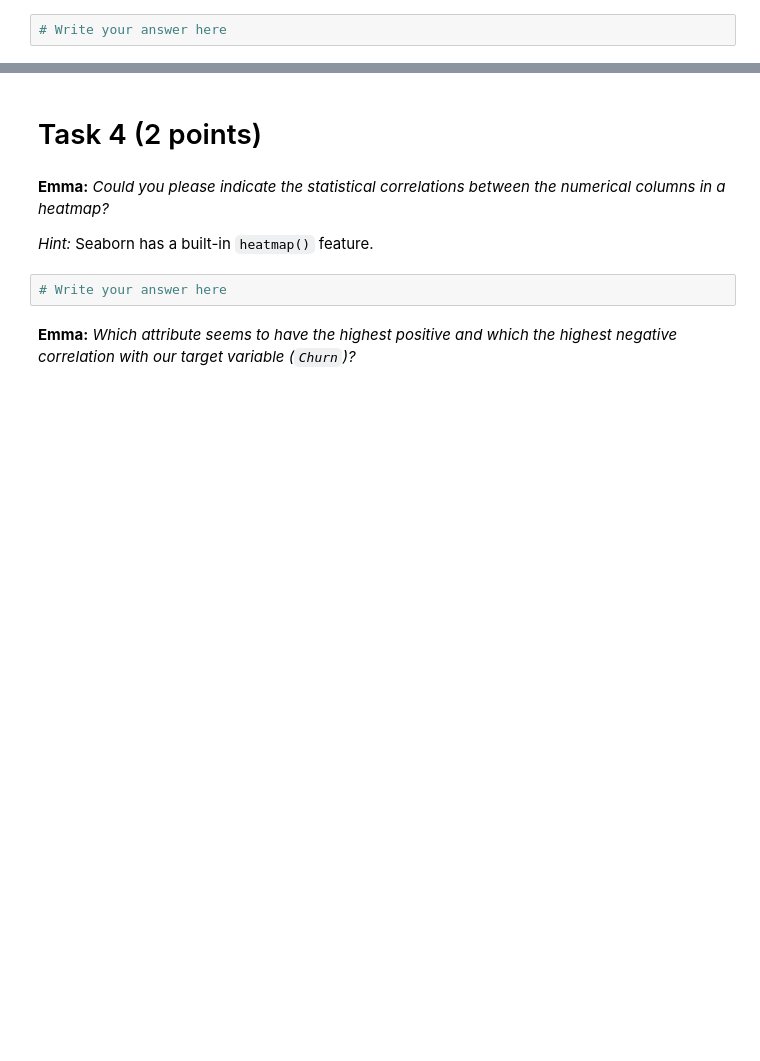
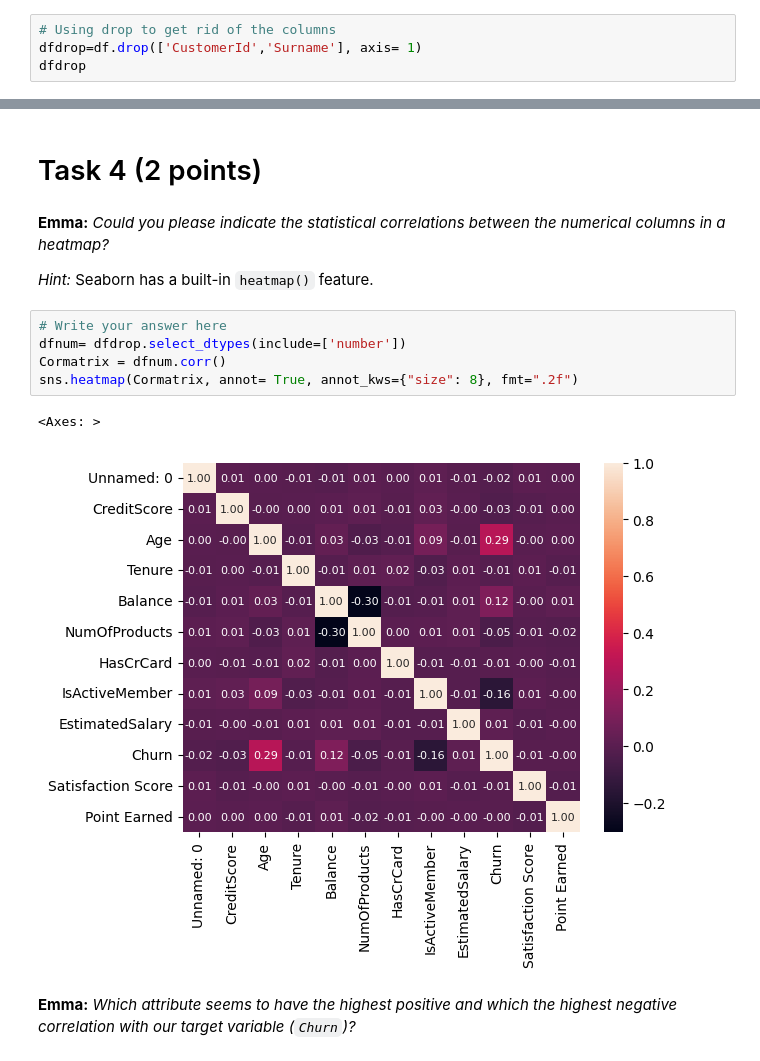
Before and after one commit to ravn12x/CBS-PROG, a Jupyter notebook: Programming/CBS-PROG/Mandatory assignement 3/DTDDB (2024) Mandatory Assignment 3.ipynb, the cells around one changed output, grey strips where cells are left out. Cells and saved outputs as stored; diff of their text form; blank space fills up the shorter version.

```diff
--- a/Programming/CBS-PROG/Mandatory assignement 3/DTDDB (2024) Mandatory Assignment 3.ipynb
+++ b/Programming/CBS-PROG/Mandatory assignement 3/DTDDB (2024) Mandatory Assignment 3.ipynb
@@ -57,4 +69,6 @@ __Emma:__ _Please also determine the distribution in absolute numbers._
 # %% [markdown]
 __Emma:__ _The columns `CustomerID` and `Surname` might not give us relevant information in predicting our target. Please drop these columns._
 # %%
-# Write your answer here
+# Using drop to get rid of the columns
+dfdrop=df.drop(['CustomerId','Surname'], axis= 1)
+dfdrop
@@ -66,6 +94,12 @@ __Emma:__ _Could you please indicate the statistical correlations between the nu
 _Hint:_ Seaborn has a built-in `heatmap()` feature.
 # %%
 # Write your answer here
+dfnum= dfdrop.select_dtypes(include=['number'])
+Cormatrix = dfnum.corr()
+sns.heatmap(Cormatrix, annot= True, annot_kws={"size": 8}, fmt=".2f")
+# %% [output]
+<Axes: >
+[figure, added]
 # %% [markdown]
 __Emma:__ _Which attribute seems to have the highest positive and which the highest negative correlation with our target variable (`Churn`)?_
 # %% [markdown]
```
Also changed, not shown: parts of 25 cells of this notebook.
